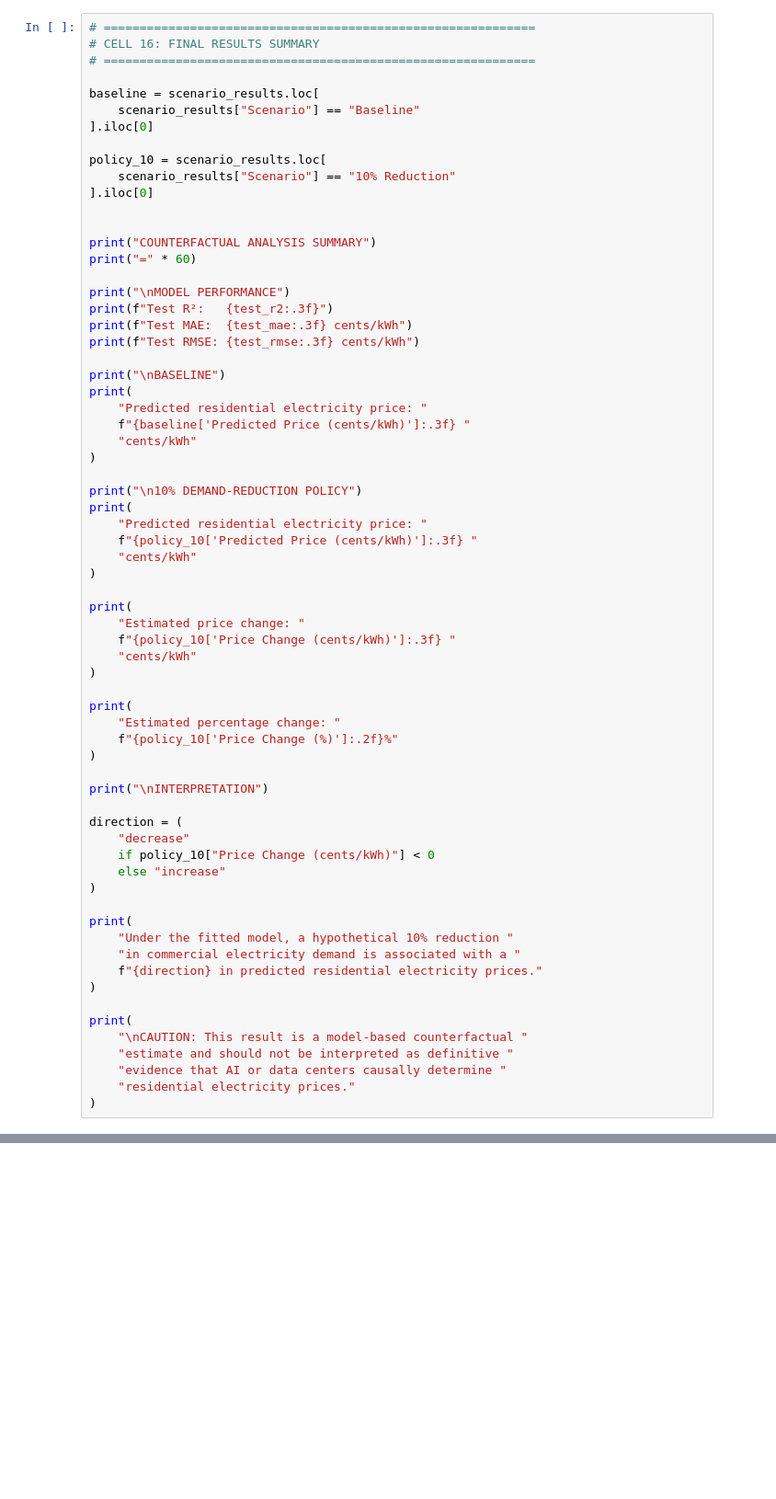
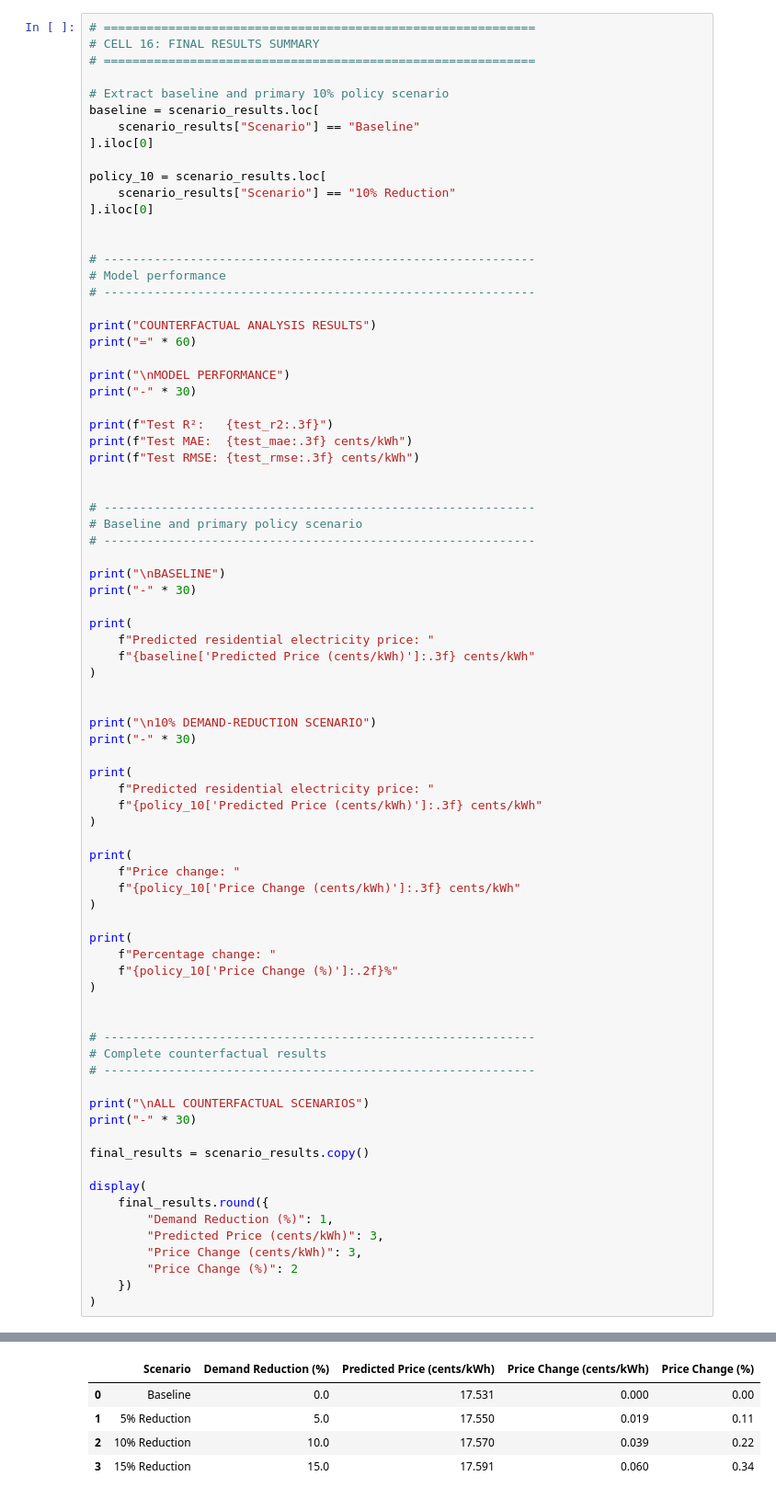
Before and after one commit to bahmedx/730, a Jupyter notebook: W5P2.ipynb, the cells around one changed output, grey strips where cells are left out. Shown at 92% size. Saved outputs shown, nothing was run; the diff lists cells and outputs as text; blank space fills up the shorter version.

```diff
--- a/W5P2.ipynb
+++ b/W5P2.ipynb
@@ -737,6 +887,7 @@ plt.show()
 # CELL 16: FINAL RESULTS SUMMARY
 # ============================================================
 
+# Extract baseline and primary 10% policy scenario
 baseline = scenario_results.loc[
     scenario_results["Scenario"] == "Baseline"
 ].iloc[0]
@@ -746,56 +897,68 @@ policy_10 = scenario_results.loc[
 ].iloc[0]
 
 
-print("COUNTERFACTUAL ANALYSIS SUMMARY")
+# ------------------------------------------------------------
+# Model performance
+# ------------------------------------------------------------
+
+print("COUNTERFACTUAL ANALYSIS RESULTS")
 print("=" * 60)
 
 print("\nMODEL PERFORMANCE")
+print("-" * 30)
+
 print(f"Test R²:   {test_r2:.3f}")
 print(f"Test MAE:  {test_mae:.3f} cents/kWh")
 print(f"Test RMSE: {test_rmse:.3f} cents/kWh")
 
+
+# ------------------------------------------------------------
+# Baseline and primary policy scenario
+# ------------------------------------------------------------
+
 print("\nBASELINE")
+print("-" * 30)
+
 print(
-    "Predicted residential electricity price: "
-    f"{baseline['Predicted Price (cents/kWh)']:.3f} "
-    "cents/kWh"
+    f"Predicted residential electricity price: "
+    f"{baseline['Predicted Price (cents/kWh)']:.3f} cents/kWh"
 )
 
-print("\n10% DEMAND-REDUCTION POLICY")
+
+print("\n10% DEMAND-REDUCTION SCENARIO")
+print("-" * 30)
+
 print(
-    "Predicted residential electricity price: "
-    f"{policy_10['Predicted Price (cents/kWh)']:.3f} "
-    "cents/kWh"
+    f"Predicted residential electricity price: "
+    f"{policy_10['Predicted Price (cents/kWh)']:.3f} cents/kWh"
 )
 
 print(
-    "Estimated price change: "
-    f"{policy_10['Price Change (cents/kWh)']:.3f} "
-    "cents/kWh"
+    f"Price change: "
+    f"{policy_10['Price Change (cents/kWh)']:.3f} cents/kWh"
 )
 
 print(
-    "Estimated percentage change: "
+    f"Percentage change: "
     f"{policy_10['Price Change (%)']:.2f}%"
 )
 
-print("\nINTERPRETATION")
 
-direction = (
-    "decrease"
-    if policy_10["Price Change (cents/kWh)"] < 0
-    else "increase"
+# ------------------------------------------------------------
+# Complete counterfactual results
+# ------------------------------------------------------------
+
+print("\nALL COUNTERFACTUAL SCENARIOS")
+print("-" * 30)
+
+final_results = scenario_results.copy()
+
+display(
+    final_results.round({
+        "Demand Reduction (%)": 1,
+        "Predicted Price (cents/kWh)": 3,
+        "Price Change (cents/kWh)": 3,
+        "Price Change (%)": 2
+    })
 )
-
-print(
-    "Under the fitted model, a hypothetical 10% reduction "
-    "in commercial electricity demand is associated with a "
-    f"{direction} in predicted residential electricity prices."
-)
-
-print(
-    "\nCAUTION: This result is a model-based counterfactual "
-    "estimate and should not be interpreted as definitive "
-    "evidence that AI or data centers causally determine "
-    "residential electricity prices."
-)
+# %% [output]
@@ -801,0 +982,5 @@ print(
+|  | Scenario | Demand Reduction (%) | Predicted Price (cents/kWh) | Price Change (cents/kWh) | Price Change (%) |
+| 0 | Baseline | 0.0 | 17.531 | 0.000 | 0.00 |
+| 1 | 5% Reduction | 5.0 | 17.550 | 0.019 | 0.11 |
+| 2 | 10% Reduction | 10.0 | 17.570 | 0.039 | 0.22 |
+| 3 | 15% Reduction | 15.0 | 17.591 | 0.060 | 0.34 |
```
Also changed, not shown: parts of 31 cells of this notebook.
